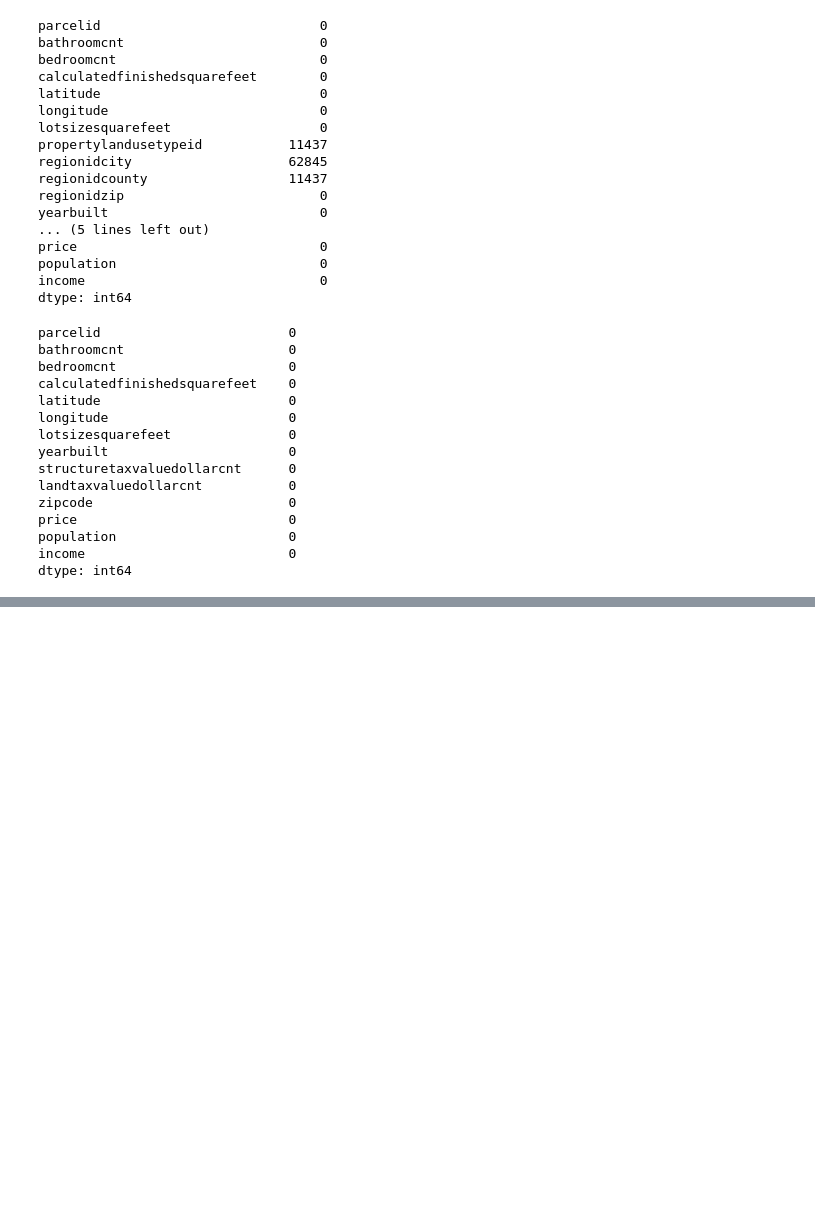
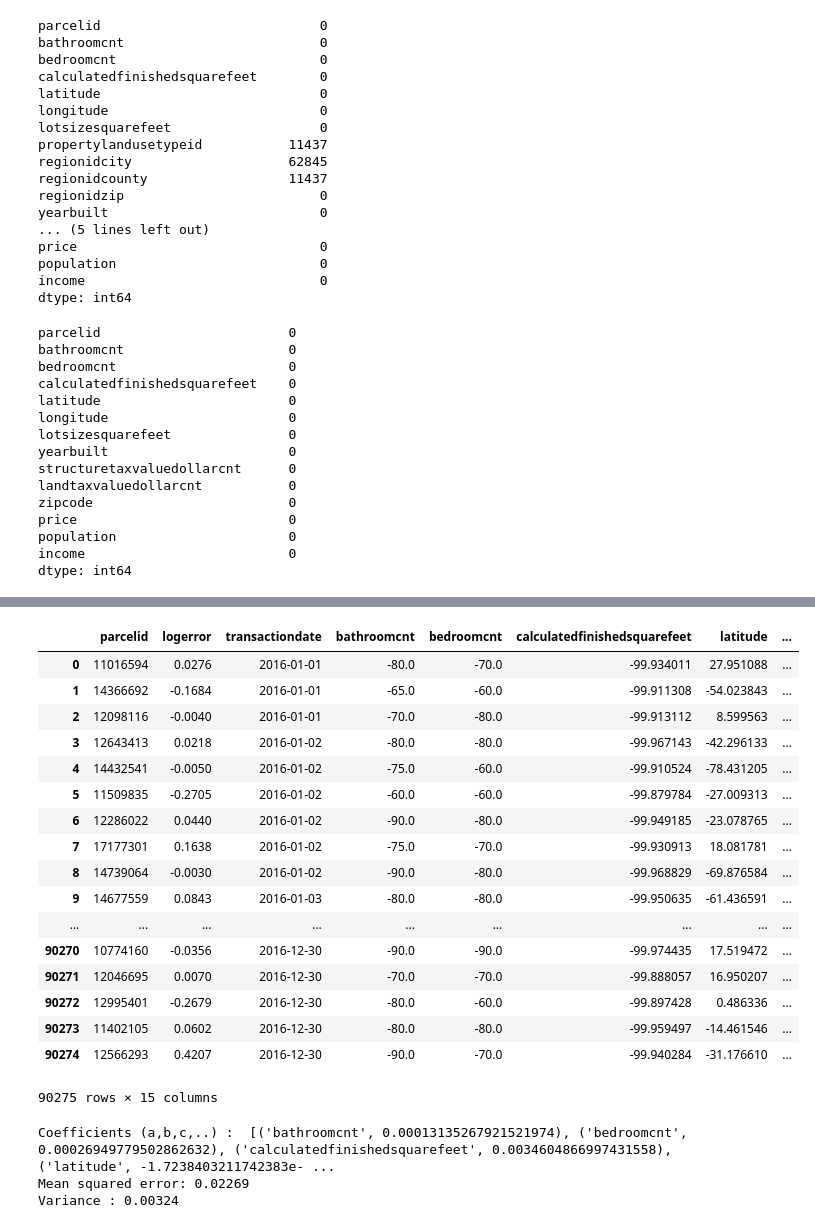
Before and after one commit to VinodKumarLogan/CSE519-2017-111491311, a Jupyter notebook: HW3/HW3.ipynb, the cells around one changed output, grey strips where cells are left out. Drawn from its saved outputs; the diff is of its cells as text; code cells hidden in the pictures; blank space fills up the shorter version.

```diff
--- a/HW3/HW3.ipynb
+++ b/HW3/HW3.ipynb
@@ -1025,0 +1119,4 @@ dtype: int64
+# %%
+zillow_min_max_normalisedd_df=pd.DataFrame(zillow_data_min_max_normalized,columns=['bathroomcnt','bedroomcnt','calculatedfinishedsquarefeet','latitude','longitude','lotsizesquarefeet','yearbuilt', 'structuretaxvaluedollarcnt','landtaxvaluedollarcnt','price','population','income'])
+# %%
+zillow_min_max_normalisedd_df['parcelid']=zillow_data_linear_reg_copy['parcelid']
@@ -1025,0 +1127,4 @@ dtype: int64
+# %%
+zillow_train_data = pd.read_csv("train_2016_v2.csv", low_memory=False, parse_dates=["transactiondate"])
+zillow_test_data = pd.read_csv("sample_submission.csv", low_memory=False)
+zillow_test_data = zillow_test_data.rename(columns={'ParcelId': 'parcelid'})
@@ -1025,0 +1152,58 @@ dtype: int64
+# %%
+zillow_merged_train_data = zillow_train_data.merge(zillow_min_max_normalisedd_df, how='left', on='parcelid')
+# %%
+zillow_merged_train_data
+# %% [output]
+|  | parcelid | logerror | transactiondate | bathroomcnt | bedroomcnt | calculatedfinishedsquarefeet | latitude | ... |
+| 0 | 11016594 | 0.0276 | 2016-01-01 | -80.0 | -70.0 | -99.934011 | 27.951088 | ... |
+| 1 | 14366692 | -0.1684 | 2016-01-01 | -65.0 | -60.0 | -99.911308 | -54.023843 | ... |
+| 2 | 12098116 | -0.0040 | 2016-01-01 | -70.0 | -80.0 | -99.913112 | 8.599563 | ... |
+| 3 | 12643413 | 0.0218 | 2016-01-02 | -80.0 | -80.0 | -99.967143 | -42.296133 | ... |
+| 4 | 14432541 | -0.0050 | 2016-01-02 | -75.0 | -60.0 | -99.910524 | -78.431205 | ... |
+| 5 | 11509835 | -0.2705 | 2016-01-02 | -60.0 | -60.0 | -99.879784 | -27.009313 | ... |
+| 6 | 12286022 | 0.0440 | 2016-01-02 | -90.0 | -80.0 | -99.949185 | -23.078765 | ... |
+| 7 | 17177301 | 0.1638 | 2016-01-02 | -75.0 | -70.0 | -99.930913 | 18.081781 | ... |
+| 8 | 14739064 | -0.0030 | 2016-01-02 | -90.0 | -80.0 | -99.968829 | -69.876584 | ... |
+| 9 | 14677559 | 0.0843 | 2016-01-03 | -80.0 | -80.0 | -99.950635 | -61.436591 | ... |
+| ... | ... | ... | ... | ... | ... | ... | ... | ... |
+| 90270 | 10774160 | -0.0356 | 2016-12-30 | -90.0 | -90.0 | -99.974435 | 17.519472 | ... |
+| 90271 | 12046695 | 0.0070 | 2016-12-30 | -70.0 | -70.0 | -99.888057 | 16.950207 | ... |
+| 90272 | 12995401 | -0.2679 | 2016-12-30 | -80.0 | -60.0 | -99.897428 | 0.486336 | ... |
+| 90273 | 11402105 | 0.0602 | 2016-12-30 | -80.0 | -80.0 | -99.959497 | -14.461546 | ... |
+| 90274 | 12566293 | 0.4207 | 2016-12-30 | -90.0 | -70.0 | -99.940284 | -31.176610 | ... |
+90275 rows × 15 columns
+# %%
+from sklearn.model_selection import train_test_split
+from sklearn.metrics import mean_squared_error, r2_score
+from sklearn.linear_model import LinearRegression
+
+#zillow_train_Y = zillow_merged_train_data["logerror"].values
+#zillow_train_X = zillow_merged_train_data.copy()
+#del zillow_train_X["logerror"]
+#del zillow_train_X["parcelid"]
+#del zillow_train_X["transactiondate"]
+
+# Spliting the dataset into train and test data
+linear_reg_train_X, linear_reg_test_X , linear_reg_train_Y, linear_reg_test_Y = train_test_split(zillow_train_X, zillow_train_Y, test_size=0.2, random_state=23)
+
+# Linear Regression model initialization (basic)
+zillow_linear_regression = LinearRegression()
+
+# Training the Linear Regression Model
+zillow_linear_regression.fit(linear_reg_train_X, linear_reg_train_Y)
+
+# Using the model to predict the test dataset
+linear_reg_predicted_Y = zillow_linear_regression.predict(linear_reg_test_X)
+final_columns = zillow_train_X.columns
+# The coefficients of the linear equation aX1 + bX2 + cX3 + ... = Y
+print('Coefficients (a,b,c,..) : ', [(x,y) for x,y in zip(final_columns,zillow_linear_regression.coef_)])
+
+# The mean squared error of the linear regression model's predictions
+print("Mean squared error: %.5f" % mean_squared_error(linear_reg_test_Y, linear_reg_predicted_Y))
+
+# Variance of the prediction
+print('Variance : %.5f' % r2_score(linear_reg_test_Y, linear_reg_predicted_Y))
+# %% [output]
+Coefficients (a,b,c,..) :  [('bathroomcnt', 0.00013135267921521974), ('bedroomcnt', 0.00026949779502862632), ('calculatedfinishedsquarefeet', 0.0034604866997431558), ('latitude', -1.7238403211742383e- ...
+Mean squared error: 0.02269
+Variance : 0.00324
```
Also changed, not shown: parts of 38 cells of this notebook.
